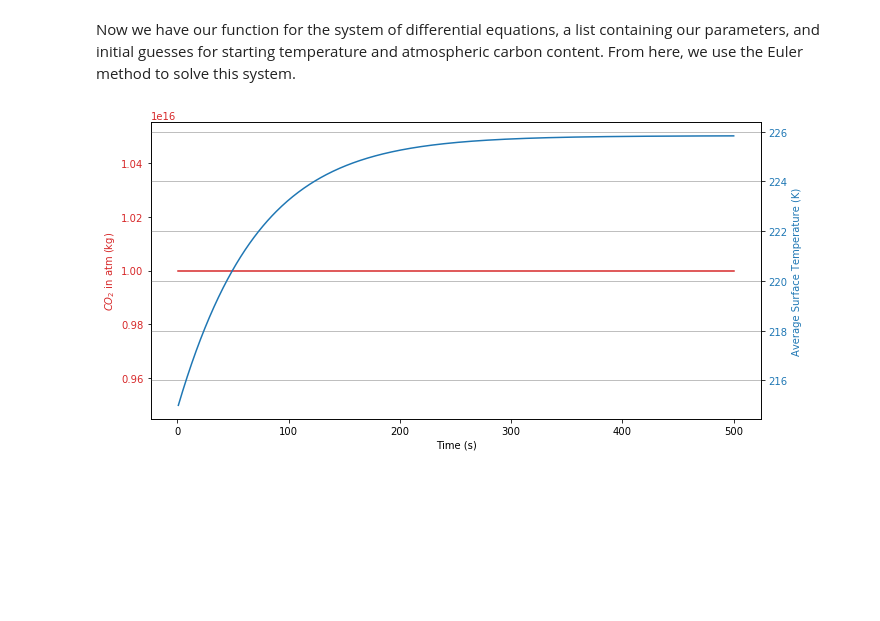
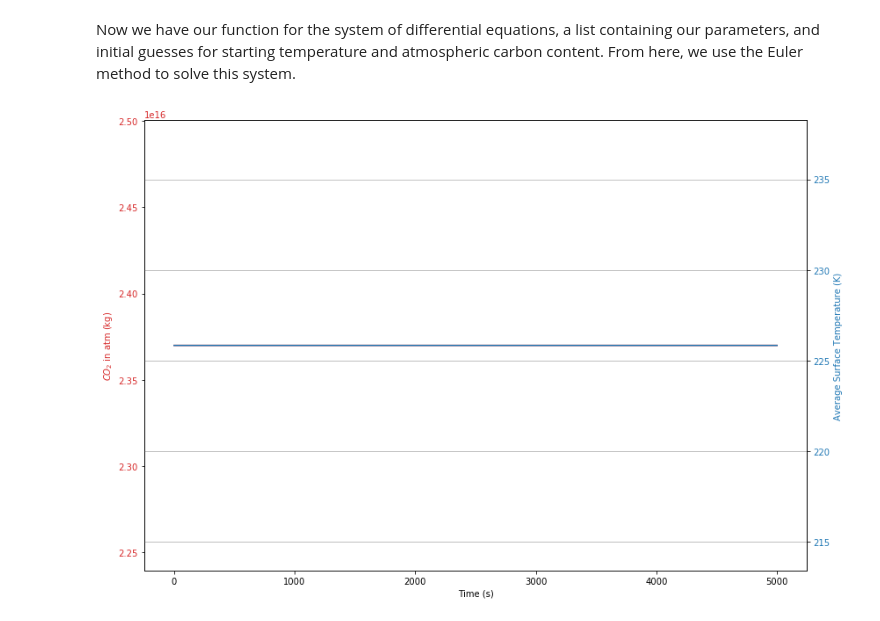
Before and after one commit to morganwb/Mars_Thermal_Project, a Jupyter notebook: Thermal_Notebook.ipynb, the cells around one changed output. Saved outputs shown, nothing was run; the diff lists cells and outputs as text; code cells hidden in the pictures; blank space fills up the shorter version.

```diff
--- a/Thermal_Notebook.ipynb
+++ b/Thermal_Notebook.ipynb
@@ -87,25 +87,27 @@ solar_constant = 589
 #solar_constant = 0
 G = 1
 A = 5.35
+beta = 0.1
 
 # just to make euler's method work, will change later, but not a bad value, guessed at initial T and C values, ADJUST LATER
-T_0 = 215
-C_0 = 1e16
-beta = 0.001
+T_0 = 225.84
+C_0 = 2.37e16
 # %% [markdown]
 Now we have our function for the system of differential equations, a list containing our parameters, and initial guesses for starting temperature and atmospheric carbon content. From here, we use the Euler method to solve this system.
 # %%
-# Euler's method for T, stepsize t:
+# Euler's method for C and T, stepsize dt:
 
 t = 0.0
 dt = 1.0
-T = T_0
+
+# saves initial carbon content for logarithmic ratio
 C = C_0
 
+# prepares empty lists to score C and T values
 C_list = []
 T_list = []
 
-for i in range(500):
+for i in range(5000):
 
     # appends new data points to list
     C_list.append(C)
@@ -113,7 +115,7 @@ for i in range(500):
 
     # defines the RHS for both differential equations
     dT = (solar_constant + G + (A*np.log(C/C_0)) - 4*(SB_constant*(T**4)))/700
-    dC = ((T-75) - 140)*beta
+    dC = ((T-85) - 140)*beta
 
     # carries out Euler's method
     C = C + dC*dt
@@ -122,28 +124,24 @@ for i in range(500):
     # adds dt to t before next loop
     t = t + dt
 # %%
-x_values = np.linspace(1,500,500)
-plt.rcParams["figure.figsize"] = (10,5)
+# creates numpy array with x
+x_values = np.linspace(1,len(C_list),len(C_list))
 
-data1 = np.exp(t)
-data2 = np.sin(2 * np.pi * t)
-
+# code for drawing both C and T versis time
+plt.rcParams["figure.figsize"] = (12,8)
 fig, ax1 = plt.subplots()
-
 color = 'tab:red'
 ax1.set_xlabel('Time (s)')
 ax1.set_ylabel('$CO_2$ in atm (kg)', color=color)
 ax1.plot(x_values, C_list, color=color)
 ax1.tick_params(axis='y', labelcolor=color)
-
-ax2 = ax1.twinx()  # instantiate a second axes that shares the same x-axis
-
+ax2 = ax1.twinx()
 color = 'tab:blue'
-ax2.set_ylabel('Average Surface Temperature (K)', color=color)  # we already handled the x-label with ax1
+ax2.set_ylabel('Average Surface Temperature (K)', color=color)
 ax2.plot(x_values, T_list, color=color)
 ax2.tick_params(axis='y', labelcolor=color)
-fig.tight_layout()  # otherwise the right y-label is slightly clipped
+fig.tight_layout()
 plt.grid()
 plt.show()
 # %% [output]
-[figure, old version]
+[figure, new version]
```
Also changed, not shown: parts of 1 cell of this notebook.
